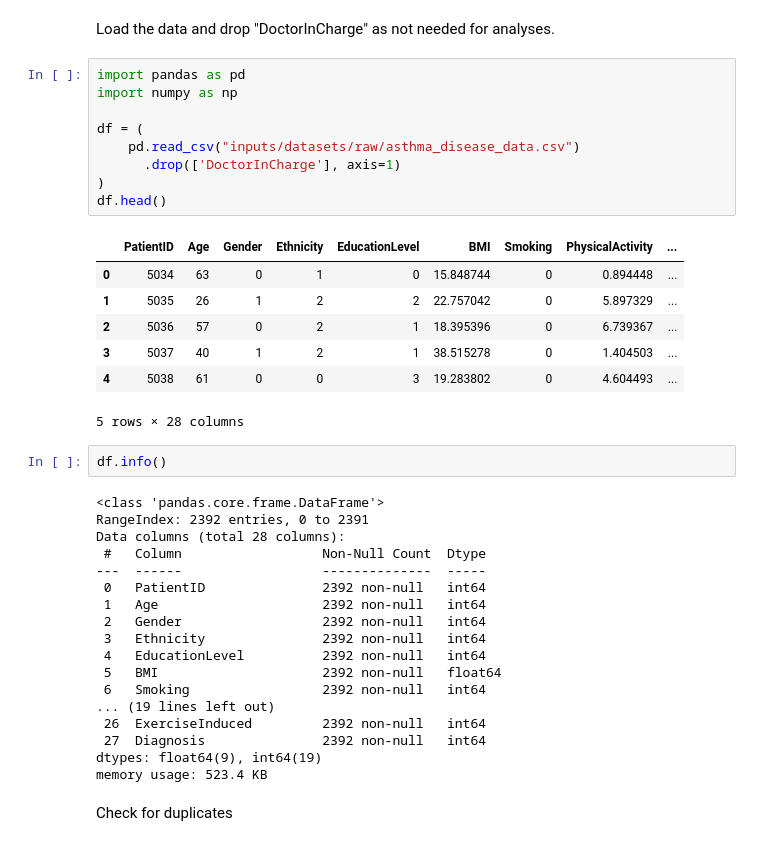
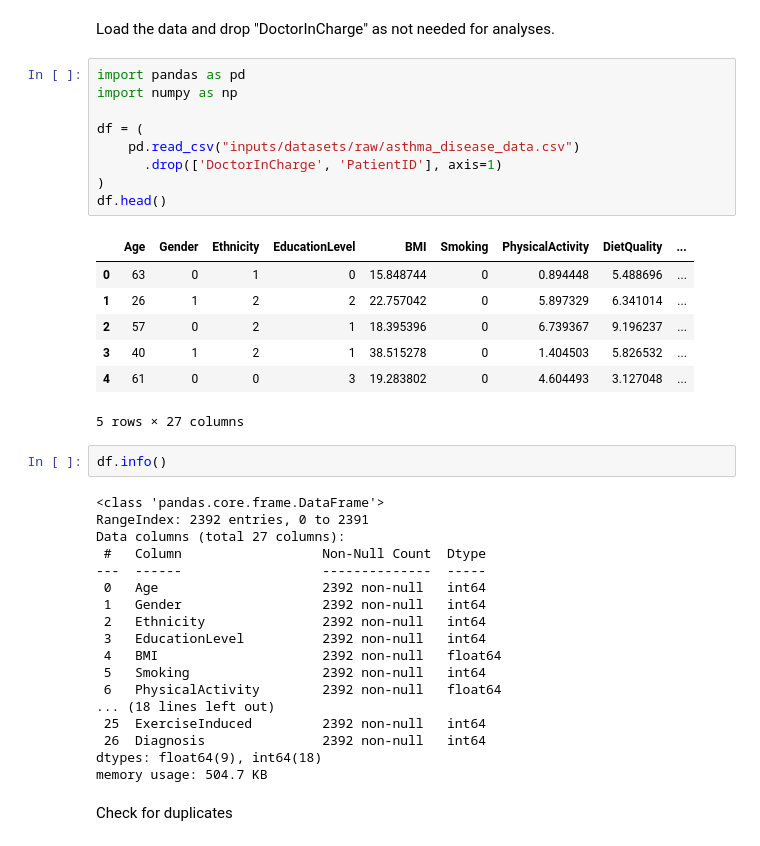
Before and after one commit to CodingLL25/AsthmaBurden, a Jupyter notebook: jupyter_notebooks/02_DataCleaning.ipynb, the cells around one changed output. Saved outputs shown, nothing was run; the diff lists cells and outputs as text.

Commit message:
Amend all notebooks to remove patient ID from analysis and prep for data exploration

```diff
--- a/jupyter_notebooks/02_DataCleaning.ipynb
+++ b/jupyter_notebooks/02_DataCleaning.ipynb
@@ -51,40 +51,40 @@ Load the data and drop "DoctorInCharge" as not needed for analyses.
 # %%
 import pandas as pd
 import numpy as np
 
 df = (
     pd.read_csv("inputs/datasets/raw/asthma_disease_data.csv")
-      .drop(['DoctorInCharge'], axis=1)
+      .drop(['DoctorInCharge', 'PatientID'], axis=1)
 )
 df.head()
 # %% [output]
-|  | PatientID | Age | Gender | Ethnicity | EducationLevel | BMI | Smoking | PhysicalActivity | ... |
-| 0 | 5034 | 63 | 0 | 1 | 0 | 15.848744 | 0 | 0.894448 | ... |
-| 1 | 5035 | 26 | 1 | 2 | 2 | 22.757042 | 0 | 5.897329 | ... |
-| 2 | 5036 | 57 | 0 | 2 | 1 | 18.395396 | 0 | 6.739367 | ... |
-| 3 | 5037 | 40 | 1 | 2 | 1 | 38.515278 | 0 | 1.404503 | ... |
-| 4 | 5038 | 61 | 0 | 0 | 3 | 19.283802 | 0 | 4.604493 | ... |
+|  | Age | Gender | Ethnicity | EducationLevel | BMI | Smoking | PhysicalActivity | DietQuality | ... |
+| 0 | 63 | 0 | 1 | 0 | 15.848744 | 0 | 0.894448 | 5.488696 | ... |
+| 1 | 26 | 1 | 2 | 2 | 22.757042 | 0 | 5.897329 | 6.341014 | ... |
+| 2 | 57 | 0 | 2 | 1 | 18.395396 | 0 | 6.739367 | 9.196237 | ... |
+| 3 | 40 | 1 | 2 | 1 | 38.515278 | 0 | 1.404503 | 5.826532 | ... |
+| 4 | 61 | 0 | 0 | 3 | 19.283802 | 0 | 4.604493 | 3.127048 | ... |
-5 rows × 28 columns
+5 rows × 27 columns
 # %%
 df.info()
 # %% [output]
 <class 'pandas.core.frame.DataFrame'>
 RangeIndex: 2392 entries, 0 to 2391
-Data columns (total 28 columns):
+Data columns (total 27 columns):
  #   Column                  Non-Null Count  Dtype
 ---  ------                  --------------  -----
- 0   PatientID               2392 non-null   int64
- 1   Age                     2392 non-null   int64
- 2   Gender                  2392 non-null   int64
- 3   Ethnicity               2392 non-null   int64
- 4   EducationLevel          2392 non-null   int64
- 5   BMI                     2392 non-null   float64
- 6   Smoking                 2392 non-null   int64
-... (19 lines left out)
- 26  ExerciseInduced         2392 non-null   int64
- 27  Diagnosis               2392 non-null   int64
-dtypes: float64(9), int64(19)
-memory usage: 523.4 KB
+ 0   Age                     2392 non-null   int64
+ 1   Gender                  2392 non-null   int64
+ 2   Ethnicity               2392 non-null   int64
+ 3   EducationLevel          2392 non-null   int64
+ 4   BMI                     2392 non-null   float64
+ 5   Smoking                 2392 non-null   int64
+ 6   PhysicalActivity        2392 non-null   float64
+... (18 lines left out)
+ 25  ExerciseInduced         2392 non-null   int64
+ 26  Diagnosis               2392 non-null   int64
+dtypes: float64(9), int64(18)
+memory usage: 504.7 KB
 # %% [markdown]
 Check for duplicates
 # %%
```
Also changed, not shown: parts of 6 cells of this notebook, 6 other files.
